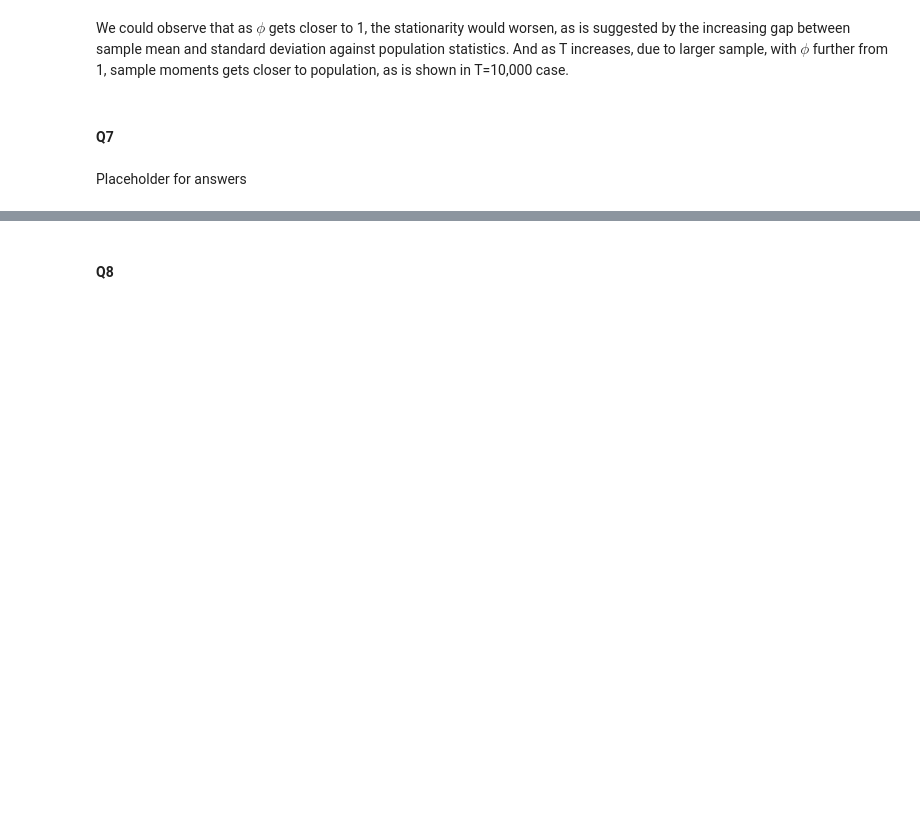
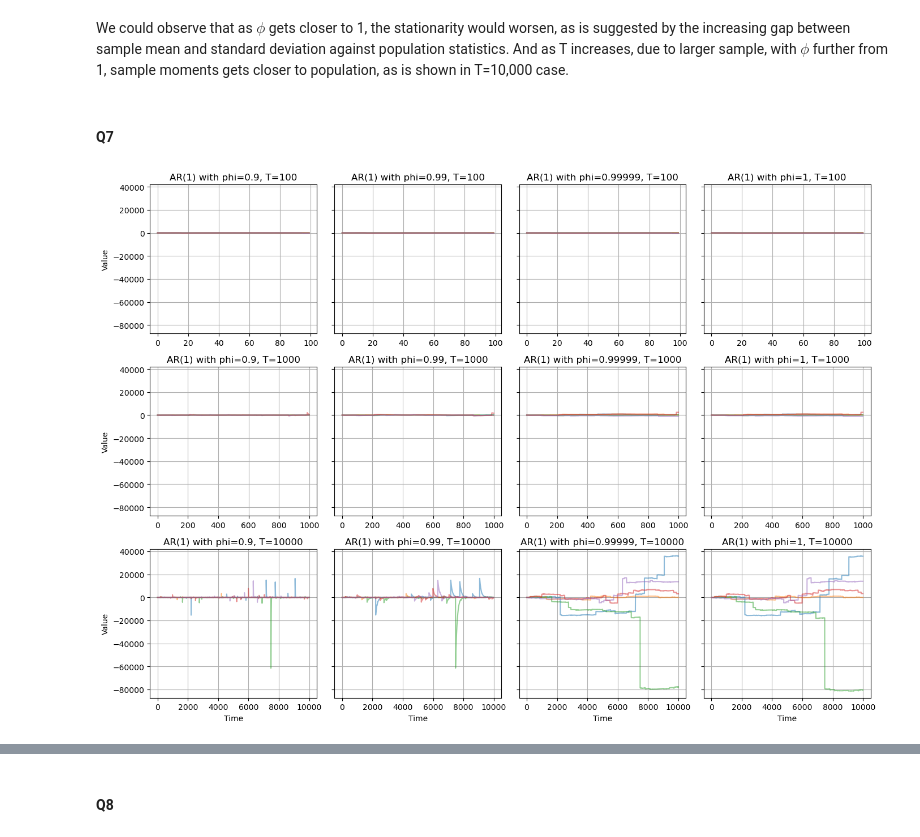
Before and after one commit to lmaksymenko/BerkeleyCourses, a Jupyter notebook: MFE230E/Answers_to_PS1_230E.ipynb, the cells around one changed output, grey strips where cells are left out. Drawn from its saved outputs; the diff is of its cells as text; code cells hidden in the pictures; blank space fills up the shorter version.

```diff
--- a/MFE230E/Answers_to_PS1_230E.ipynb
+++ b/MFE230E/Answers_to_PS1_230E.ipynb
@@ -222,5 +225,39 @@ for phi in [0.9,0.99,0.99999,1.0]:
 We could observe that as $\phi$ gets closer to 1, the stationarity would worsen, as is suggested by the increasing gap between sample mean and standard deviation against population statistics. And as T increases, due to larger sample, with $\phi$ further from 1, sample moments gets closer to population, as is shown in T=10,000 case.
 # %% [markdown]
 #### Q7
-# %% [markdown]
-Placeholder for answers
+# %%
+phis = [0.9, 0.99, 0.99999, 1]
+sample_sizes = [100, 1000,10000]
+def simulate_ar1(phi, T,et):
+    xt = np.zeros(T)
+    for t in range(1, T):
+        xt[t] = phi * xt[t-1] + et[t]
+    return xt
+sample_path=5
+cauchy_et = np.random.standard_cauchy(size=(sample_sizes[-1],sample_path))
+mean_res=np.ones((len(sample_sizes),len(phis),sample_path))
+std_res=np.ones((len(sample_sizes),len(phis),sample_path))
+population_mean=pd.DataFrame(index=sample_sizes,columns=phis)
+population_std=pd.DataFrame(index=sample_sizes,columns=phis)
+fig, axs = plt.subplots(len(sample_sizes),len(phis),figsize=(14, 10), sharey=True)
+for i, T in enumerate(sample_sizes):
+    for j, phi in enumerate(phis):
+        x_all=[]
+        for temp in range(sample_path):
+            xt = simulate_ar1(phi, T,cauchy_et[:,temp])
+            x_all.append(xt)
+            axs[i, j].plot(xt,alpha=0.5,label=f'Sample {temp+1}')
+            mean_res[i,j,temp]=np.mean(xt)
+            std_res[i,j,temp]=np.std(xt)
+        axs[i, j].set_title(f'AR(1) with phi={phi}, T={T}')
+        axs[i, j].grid(True)
+        population_mean.loc[T,phi]=np.mean(x_all)
+        population_std.loc[T,phi]=np.std(x_all)
+        if i == len(sample_sizes) - 1:
+            axs[i, j].set_xlabel('Time')
+        if j == 0:
+            axs[i, j].set_ylabel('Value')
+plt.tight_layout()
+plt.show()
+# %% [output]
+[figure, added]
```
Also changed, not shown: parts of 9 cells of this notebook.
